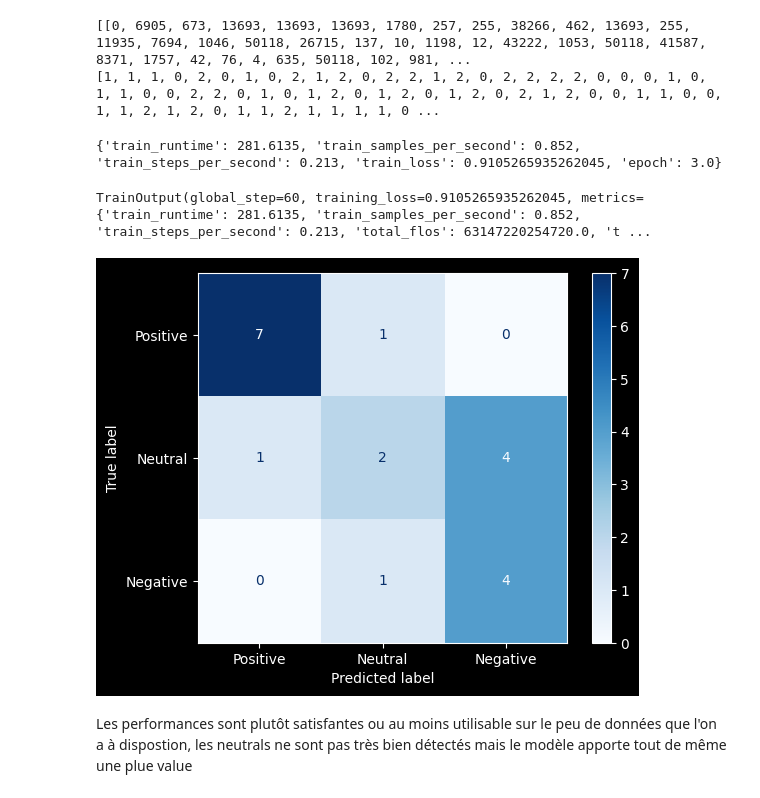
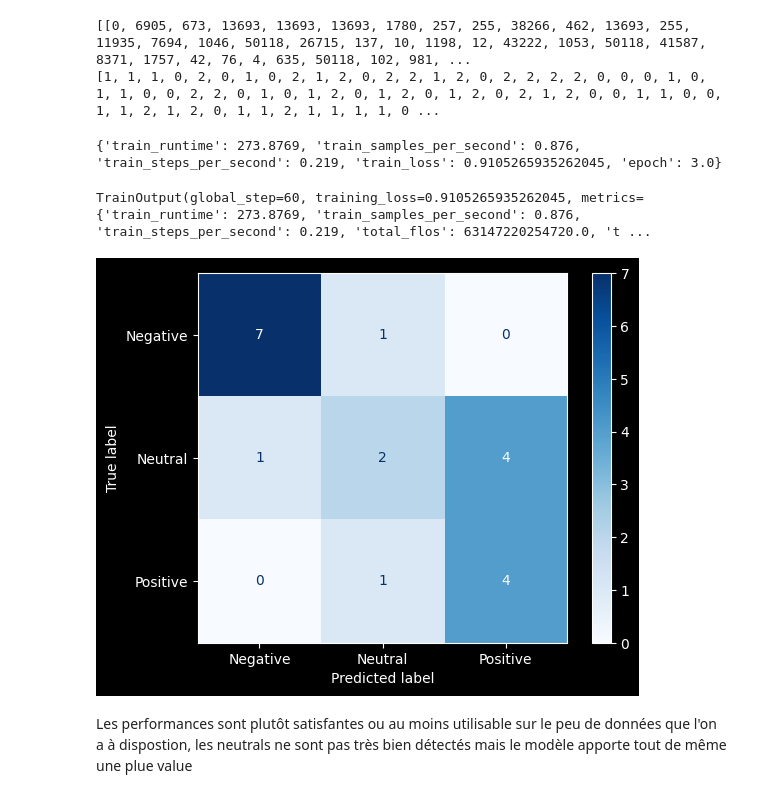
Before and after one commit to Rapamel/ProjetPythonDatascience, a Jupyter notebook: Main_Inflation.ipynb, the cells around one changed output. Cells and saved outputs as stored; diff of their text form; code cells hidden in the pictures.

Commit message:
Visualisations des résultats des sentiments

```diff
--- a/Main_Inflation.ipynb
+++ b/Main_Inflation.ipynb
@@ -701,8 +645,8 @@ for date in dates:
         + f"{date}"
         +".csv"
     )
-
-    df[f"freq_{date}"] = pd.read_csv(url)
+    with fs.open(f"{path}/{url}", "r") as file_in:
+        df[f"freq_{date}"] = pd.read_csv(file_in)
 # %%
 # Création d'une table sur toute la période
 freq_tot=pd.concat([df["freq_1919_1929"],df["freq_1930_1939"],df["freq_1940_1949"],df["freq_1950_1959"],df["freq_1960_1963"]])
@@ -1825,6 +1758,13 @@ texts=texts.apply(clean_text)
 texts=texts.apply(lemmatize_text)
 # %%
 def numerical_label(label):
+    """
+    Fonction qui transforme les labels en valeurs numériques.
+    ===============================================================================
+    Paramètres
+    ===============================================================================
+    label: label à transformer
+    """
     if label=="Positive":
         return 0
     elif label=="Neutral":
@@ -1863,13 +1803,20 @@ from sklearn.metrics import accuracy_score, classification_report
 # Predict on the test set
 y_pred = svm_model.predict(x_test)
 # Evaluate the performance
-def display_confusion_matrix(trueLabels, predictedLabels):
+def display_confusion_matrix(trueLabels, predictedLabels, labelsDisplay):
+    """
+    Fonction qui affiche la matrice de confusion d'un modèle de classification.
+    ===============================================================================
+    Paramètres
+    ===============================================================================
+    trueLabels: vrais labels
+    predictedLabels: labels prédits
+    """
     cm = confusion_matrix(trueLabels, predictedLabels)
-    labelsDisplay = ["Positive", "Neutral", "Negative"]
     plt.style.use('dark_background')
     disp = ConfusionMatrixDisplay(confusion_matrix=cm, display_labels=labelsDisplay)
     disp.plot(cmap='Blues')
-display_confusion_matrix(y_test, y_pred)
+display_confusion_matrix(y_test, y_pred,["Positive", "Neutral", "Negative"])
 # %% [output]
 [figure]
 # %% [markdown]
@@ -1909,6 +1856,7 @@ Ensuite comme les articles peuvent être long nous allons autoriser le tokenizer
 labels=labelled["Label"]
 texts=labelled["Article"]
 def numerical_label_BERT(label):
+    '''Prend en argum'''
     if label=="Positive":
         return 2
     elif label=="Neutral":
@@ -1994,16 +1942,16 @@ trainer = Trainer(
 # %%
 trainer.train()
 # %% [output]
-{'train_runtime': 281.6135, 'train_samples_per_second': 0.852, 'train_steps_per_second': 0.213, 'train_loss': 0.9105265935262045, 'epoch': 3.0}
+{'train_runtime': 273.8769, 'train_samples_per_second': 0.876, 'train_steps_per_second': 0.219, 'train_loss': 0.9105265935262045, 'epoch': 3.0}
-TrainOutput(global_step=60, training_loss=0.9105265935262045, metrics={'train_runtime': 281.6135, 'train_samples_per_second': 0.852, 'train_steps_per_second': 0.213, 'total_flos': 63147220254720.0, 't ...
+TrainOutput(global_step=60, training_loss=0.9105265935262045, metrics={'train_runtime': 273.8769, 'train_samples_per_second': 0.876, 'train_steps_per_second': 0.219, 'total_flos': 63147220254720.0, 't ...
 # %%
 predictions_test=trainer.predict(test_dataset) # predict revoie les probabilités pour chaque classe
 rawPreds=predictions_test.predictions
 preds=rawPreds.argmax(-1)
 # %%
-display_confusion_matrix(y_test, preds)
+display_confusion_matrix(y_test, preds,['Negative', 'Neutral', 'Positive'])
 # %% [output]
-[figure, old version]
+[figure, new version]
 # %% [markdown]
 Les performances sont plutôt satisfantes ou au moins utilisable sur le peu de données que l'on a à dispostion, les neutrals ne sont pas très bien détectés mais le modèle apporte tout de même une plue value
 # %%
```
Also changed, not shown: parts of 45 cells of this notebook.
